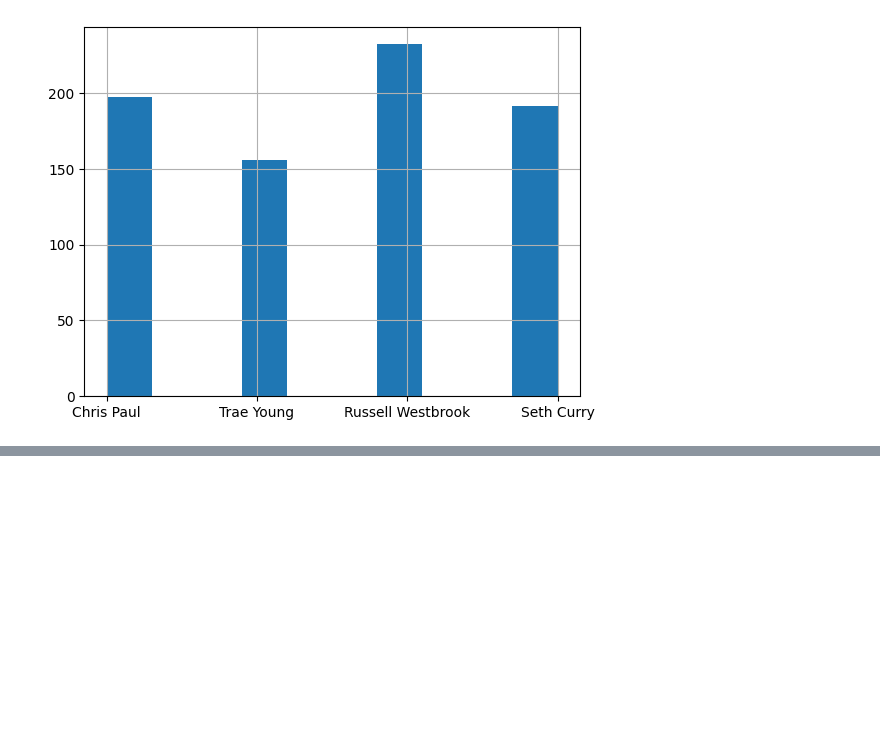
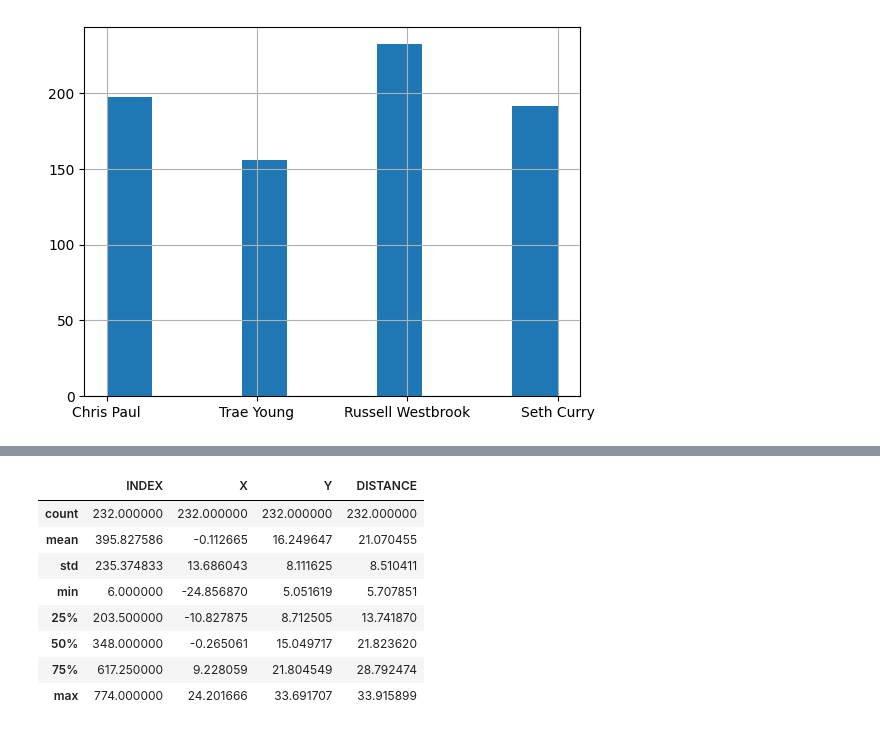
Before and after one commit to kacpersienkiewicz/NBAShootingAnalysis, a Jupyter notebook: NBAShootingAnalysis.ipynb, the cells around one changed output, grey strips where cells are left out. Cells and saved outputs as stored; diff of their text form; code cells hidden in the pictures; blank space fills up the shorter version.

```diff
--- a/NBAShootingAnalysis.ipynb
+++ b/NBAShootingAnalysis.ipynb
@@ -551,0 +576,12 @@ DefenderArray = [SCDefenderdf, CPDefenderdf, RWDefenderdf, TYDefenderdf]
+# %%
+RWDefenderdf.describe()
+# %% [output]
+|  | INDEX | X | Y | DISTANCE |
+| count | 232.000000 | 232.000000 | 232.000000 | 232.000000 |
+| mean | 395.827586 | -0.112665 | 16.249647 | 21.070455 |
+| std | 235.374833 | 13.686043 | 8.111625 | 8.510411 |
+| min | 6.000000 | -24.856870 | 5.051619 | 5.707851 |
+| 25% | 203.500000 | -10.827875 | 8.712505 | 13.741870 |
+| 50% | 348.000000 | -0.265061 | 15.049717 | 21.823620 |
+| 75% | 617.250000 | 9.228059 | 21.804549 | 28.792474 |
+| max | 774.000000 | 24.201666 | 33.691707 | 33.915899 |
```
Also changed, not shown: parts of 7 cells of this notebook.
